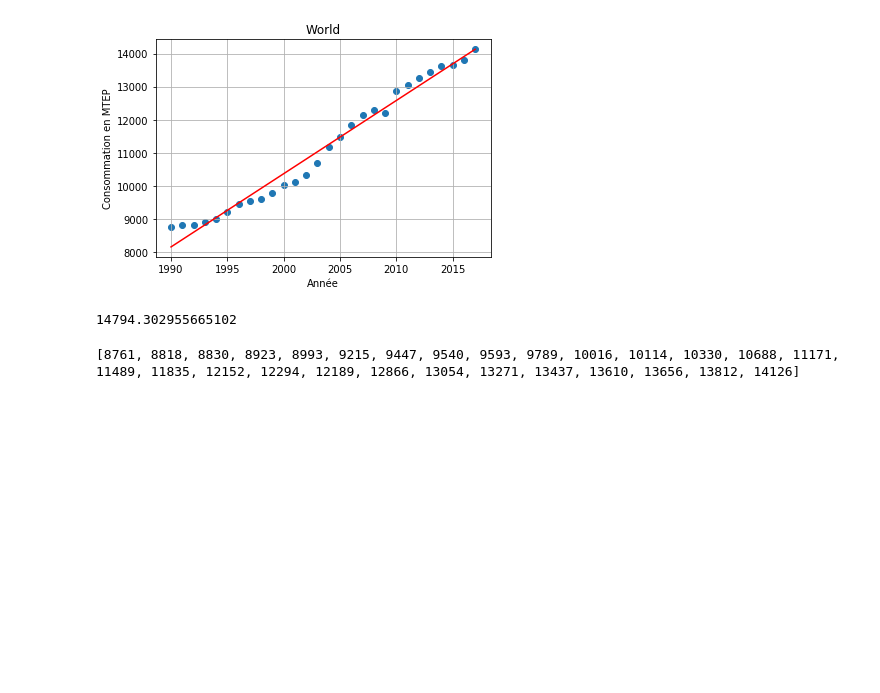
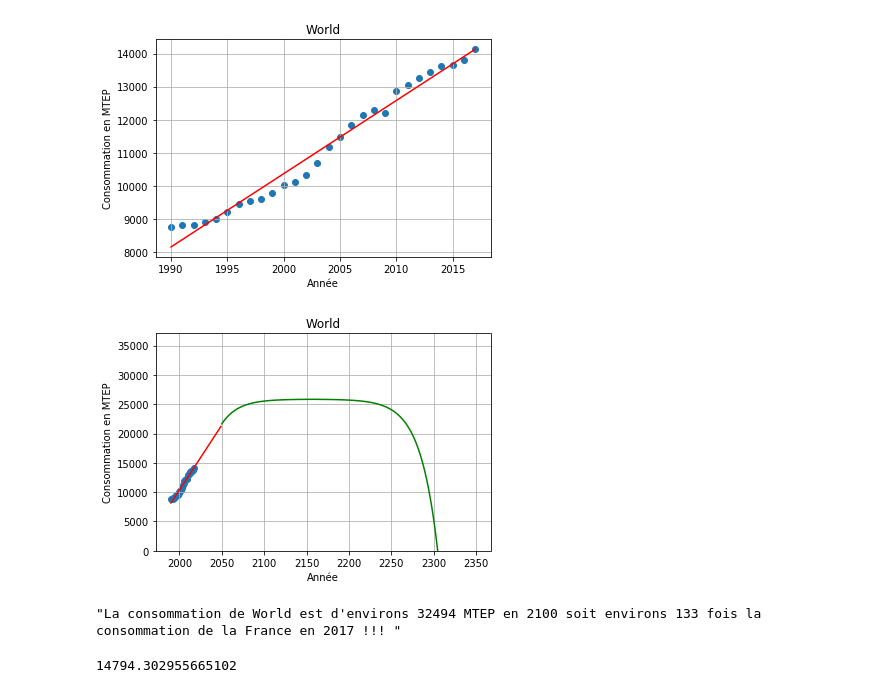
Before and after one commit to are2019-mipia1a2/Evolution-CO2, a Jupyter notebook: ENERGIE2 ARE-checkpoint.ipynb, the cells around one changed output. Saved outputs shown, nothing was run; the diff lists cells and outputs as text; code cells hidden in the pictures; blank space fills up the shorter version.

```diff
--- a/ENERGIE2 ARE-checkpoint.ipynb
+++ b/ENERGIE2 ARE-checkpoint.ipynb
@@ -63,0 +110,4 @@ graph('World')
+# %%
+graph_bis("World", 2350, 2050, 5)
+# %% [output]
+[figure, added]
@@ -64 +121,5 @@ graph('World')
+# %%
+comparaison("World", 2100, 100)
+# %% [output]
+"La consommation de World est d'environs 32494 MTEP en 2100 soit environs 133 fois la consommation de la France en 2017 !!! "
 # %%
@@ -66,6 +127,2 @@ energy(2020, 'World')
 # %% [output]
 14794.302955665102
-# %%
-print(list(region('World')))
-# %% [output]
-[8761, 8818, 8830, 8923, 8993, 9215, 9447, 9540, 9593, 9789, 10016, 10114, 10330, 10688, 11171, 11489, 11835, 12152, 12294, 12189, 12866, 13054, 13271, 13437, 13610, 13656, 13812, 14126]
```
Also changed, not shown: parts of 8 cells of this notebook.
